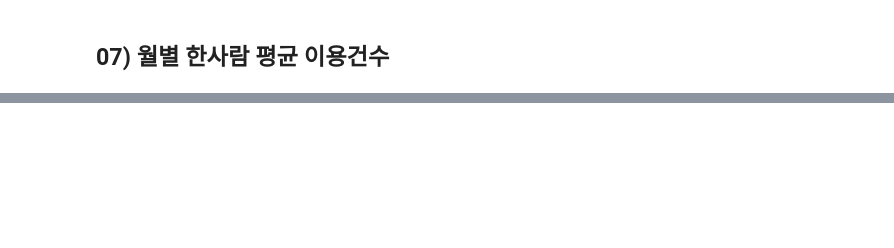
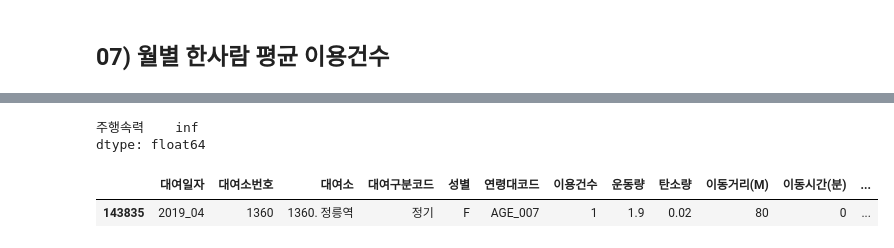
Before and after one commit to jinubot07/LikeLion_13th_DataCourse, a Jupyter notebook: 08_PRJ_team_project/code/정진우/TP_bike_19.ipynb, the cells around one changed output, grey strips where cells are left out. Cells and saved outputs as stored; diff of their text form; code cells hidden in the pictures; blank space fills up the shorter version.

```diff
--- a/08_PRJ_team_project/code/정진우/TP_bike_19.ipynb
+++ b/08_PRJ_team_project/code/정진우/TP_bike_19.ipynb
@@ -271,0 +395,12 @@ memory usage: 512.0+ bytes
+# %%
+# 근데 이상하다. 소계가 무한대값이 나오는 부분이 어딘지 확인해보고, 개별값이 어떻게 나오는지 한번 확인해보자.
+bike19.loc[143835:143835,['주행속력']].mean()
+# %% [output]
+주행속력    inf
+dtype: float64
+# %%
+# 155000 번째 열 과 155030 번째 열 사이에서 평균값을 구하니 inf 무한대가 나온다. 여기 개별값이 어떻게 되는지 확인해보자
+bike19.loc[143835:143835]
+# %% [output]
+|  | 대여일자 | 대여소번호 | 대여소 | 대여구분코드 | 성별 | 연령대코드 | 이용건수 | 운동량 | 탄소량 | 이동거리(M) | 이동시간(분) | ... |
+| 143835 | 2019_04 | 1360 | 1360. 정릉역 | 정기 | F | AGE_007 | 1 | 1.9 | 0.02 | 80 | 0 | ... |
```
Also changed, not shown: parts of 26 cells of this notebook, 8 other files.
